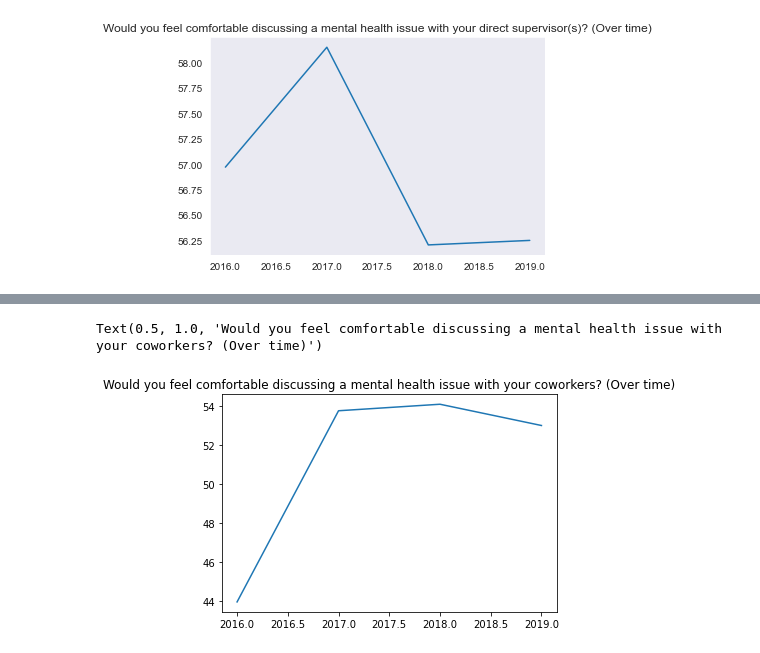
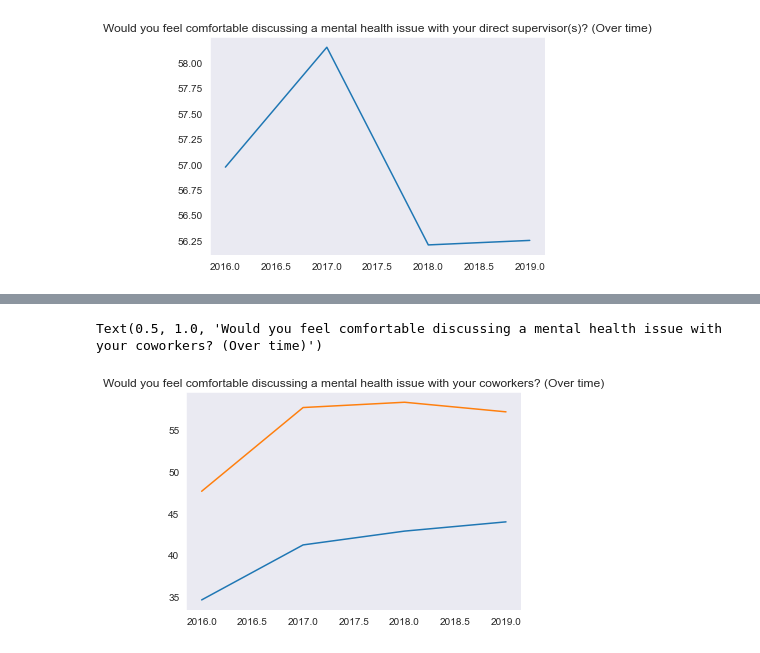
Before and after one commit to mich-matocha/data-therapy, a Jupyter notebook: Questions 17,18,19,85,69.ipynb, the cells around one changed output, grey strips where cells are left out. Saved outputs shown, nothing was run; the diff lists cells and outputs as text; code cells hidden in the pictures.

```diff
--- a/Questions 17,18,19,85,69.ipynb
+++ b/Questions 17,18,19,85,69.ipynb
@@ -336,9 +364,10 @@ plt.tight_layout()
 # %%
-plt.plot(years,q_18_list)
+plt.plot(years,q_18_list_nontech)
+plt.plot(years,q_18_list_tech)
 plt.title('Would you feel comfortable discussing a mental health issue with your coworkers? (Over time)')
 # %% [output]
 Text(0.5, 1.0, 'Would you feel comfortable discussing a mental health issue with your coworkers? (Over time)')
-[figure, old version]
+[figure, new version]
 # %%
 
 print(q_56(data_17))
```
Also changed, not shown: parts of 7 cells of this notebook.
